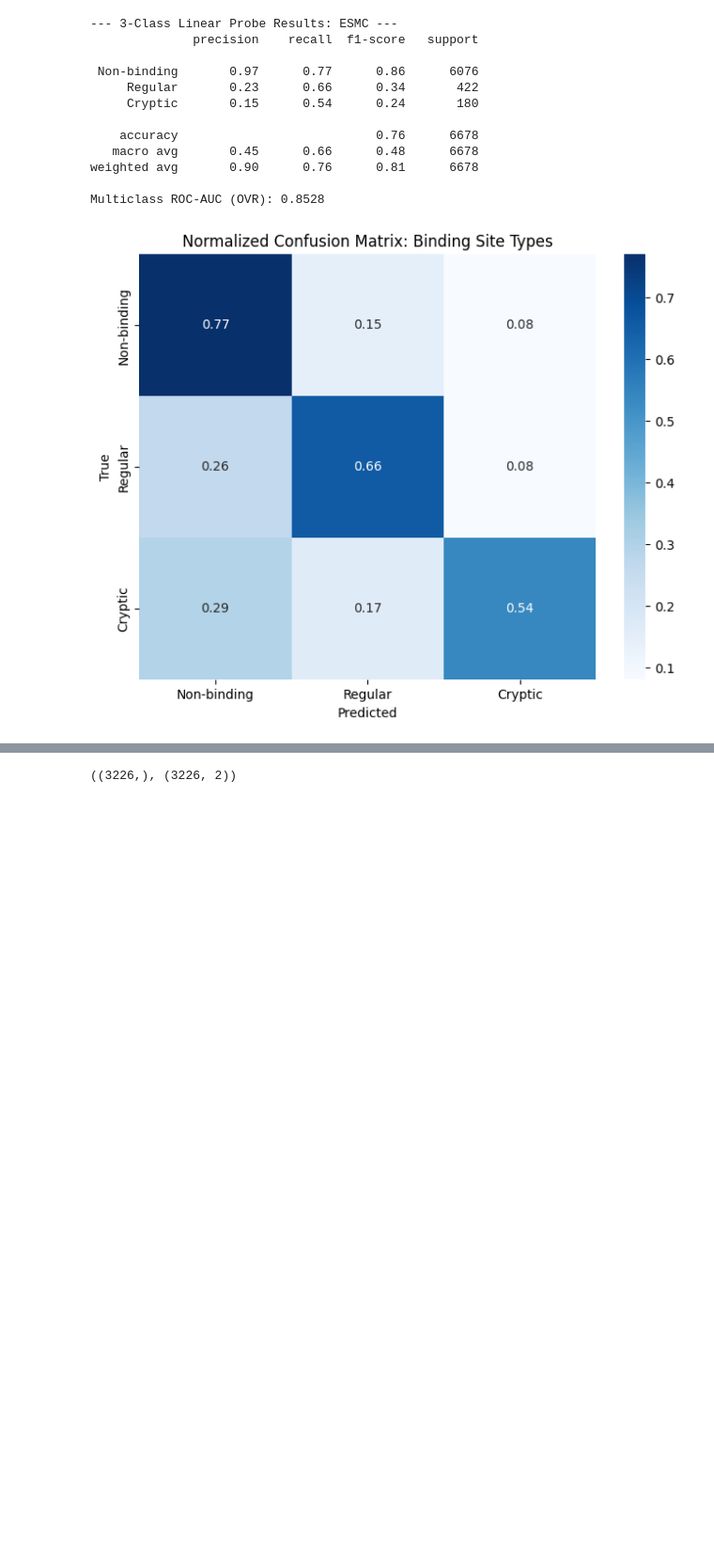
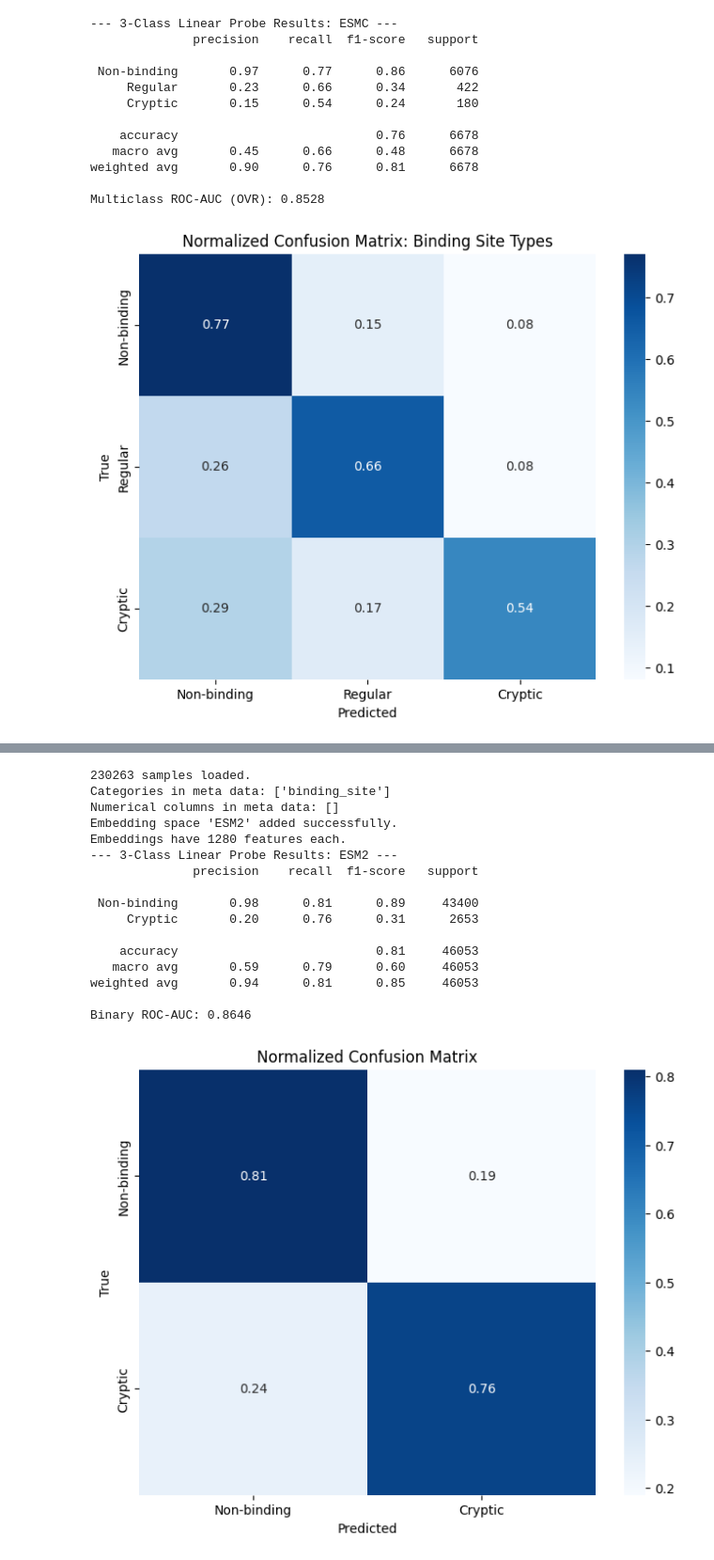
Before and after one commit to skrhakv/EmmaEmb, a Jupyter notebook: analysis/linear-probing.ipynb, the cells around one changed output, grey strips where cells are left out. Shown at 94% size. Saved outputs shown, nothing was run; the diff lists cells and outputs as text; code cells hidden in the pictures; blank space fills up the shorter version.

```diff
--- a/analysis/linear-probing.ipynb
+++ b/analysis/linear-probing.ipynb
@@ -350,4 +251,24 @@ Binary ROC-AUC: 0.5570
 # %%
-y_test.shape, y_prob.shape
+emb_spaces = [("ESM2", f"{EMBEDDINGS_PATH}/esm2_t33_650M_UR50D/layer_33/chopped_1022_overlap_300")]
+datasets = ['train.txt']
+
+emma, embeddings = prepare_data(datasets=datasets, emb_spaces=emb_spaces)
+perform_linear_probing(emma, embeddings)
 # %% [output]
-((3226,), (3226, 2))
+230263 samples loaded.
+Categories in meta data: ['binding_site']
+Numerical columns in meta data: []
+Embedding space 'ESM2' added successfully.
+Embeddings have 1280 features each.
+--- 3-Class Linear Probe Results: ESM2 ---
+              precision    recall  f1-score   support
+
+ Non-binding       0.98      0.81      0.89     43400
+     Cryptic       0.20      0.76      0.31      2653
+
+    accuracy                           0.81     46053
+   macro avg       0.59      0.79      0.60     46053
+weighted avg       0.94      0.81      0.85     46053
+
+Binary ROC-AUC: 0.8646
+[figure, added]
```
Also changed, not shown: parts of 6 cells of this notebook.
